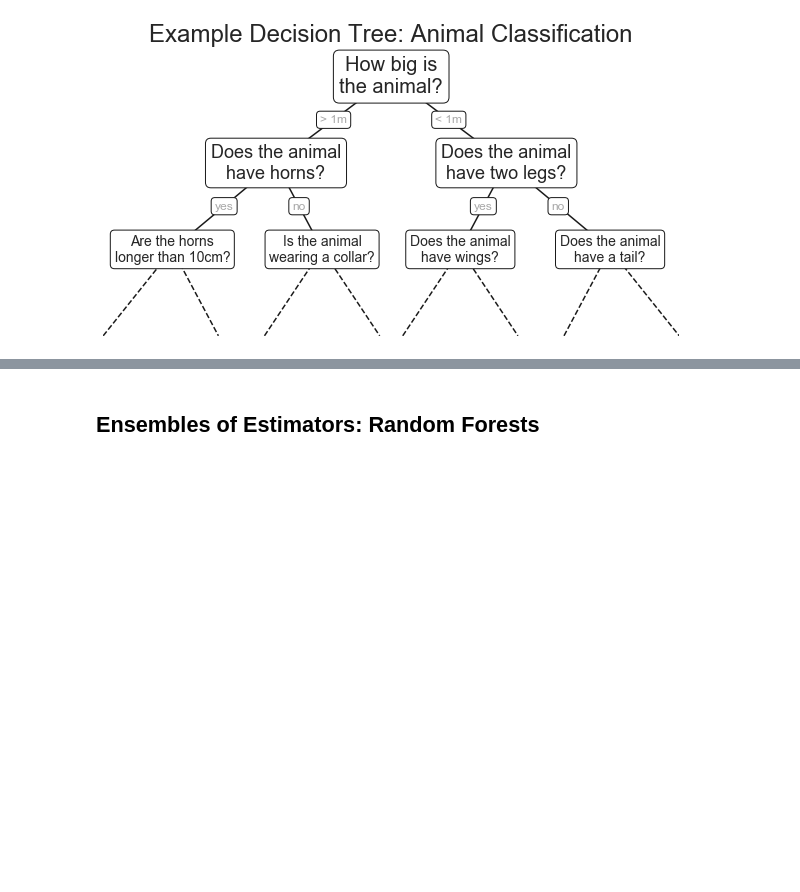
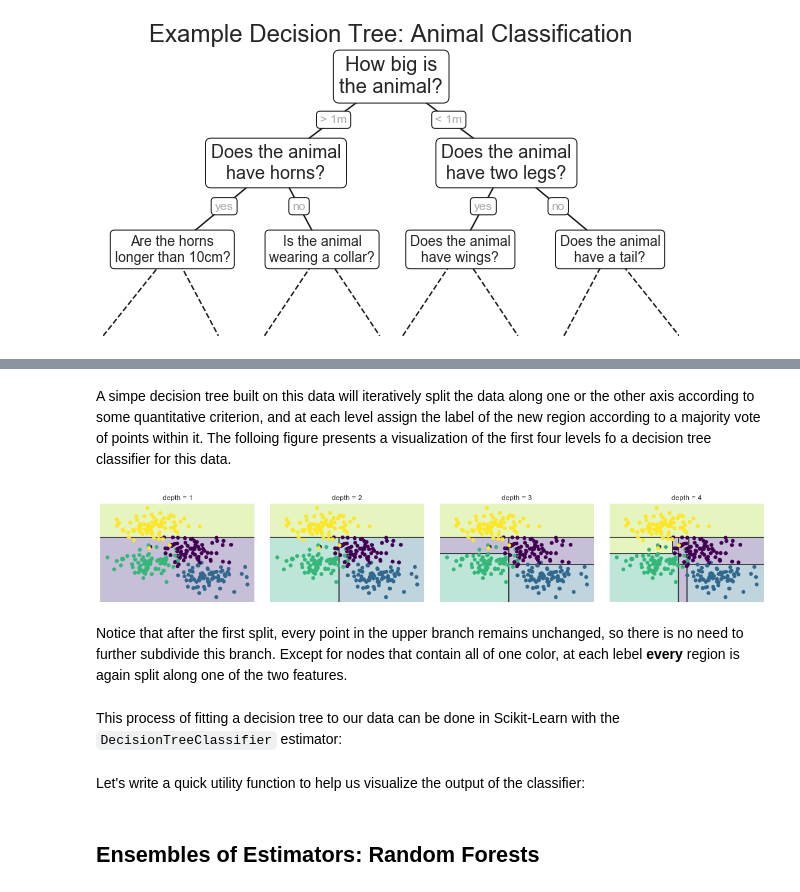
Before and after one commit to UlrikeBoehm/PythonDataScience, a Jupyter notebook: 05_MachineLearning/8_InDepth_DecisionTrees_RandomForest.ipynb, the cells around one changed output, grey strips where cells are left out. Drawn from its saved outputs; the diff is of its cells as text; code cells hidden in the pictures; blank space fills up the shorter version.

```diff
--- a/05_MachineLearning/8_InDepth_DecisionTrees_RandomForest.ipynb
+++ b/05_MachineLearning/8_InDepth_DecisionTrees_RandomForest.ipynb
@@ -56,0 +71,26 @@ fig.savefig('figures/05.08-decision-tree.png')
+# %% [markdown]
+A simpe decision tree built on this data will iteratively split the data along one or the other axis according to some quantitative criterion, and at each level assign the label of the new region according to a majority vote of points within it. The folloing figure presents a visualization of the first four levels fo a decision tree classifier for this data.
+# %%
+from helpers_05_08 import visualize_tree # helper_05_08 additional Python file in ML folder
+from sklearn.tree import DecisionTreeClassifier
+from sklearn.datasets import make_blobs
+
+
+fig, ax = plt.subplots(1, 4, figsize=(16, 3))
+fig.subplots_adjust(left=0.02, right=0.98, wspace=0.1)
+
+X, y = make_blobs(n_samples=300, centers=4,
+                  random_state=0, cluster_std=1.0)
+
+for axi, depth in zip(ax, range(1, 5)):
+    model = DecisionTreeClassifier(max_depth=depth)
+    visualize_tree(model, X, y, ax=axi)
+    axi.set_title('depth = {0}'.format(depth))
+
+fig.savefig('figures/05.08-decision-tree-levels.png')
+# %% [output]
+[figure, added]
+# %% [markdown]
+Notice that after the first split, every point in the upper branch remains unchanged, so there is no need to further subdivide this branch. Except for nodes that contain all of one color, at each lebel **every** region is again split along one of the two features.
+# %% [markdown]
+This process of fitting a decision tree to our data can be done in Scikit-Learn with the `DecisionTreeClassifier` estimator:
@@ -56,0 +100,2 @@ fig.savefig('figures/05.08-decision-tree.png')
+# %% [markdown]
+Let's write a quick utility function to help us visualize the output of the classifier:
```
Also changed, not shown: parts of 6 cells of this notebook, 2 other files.
